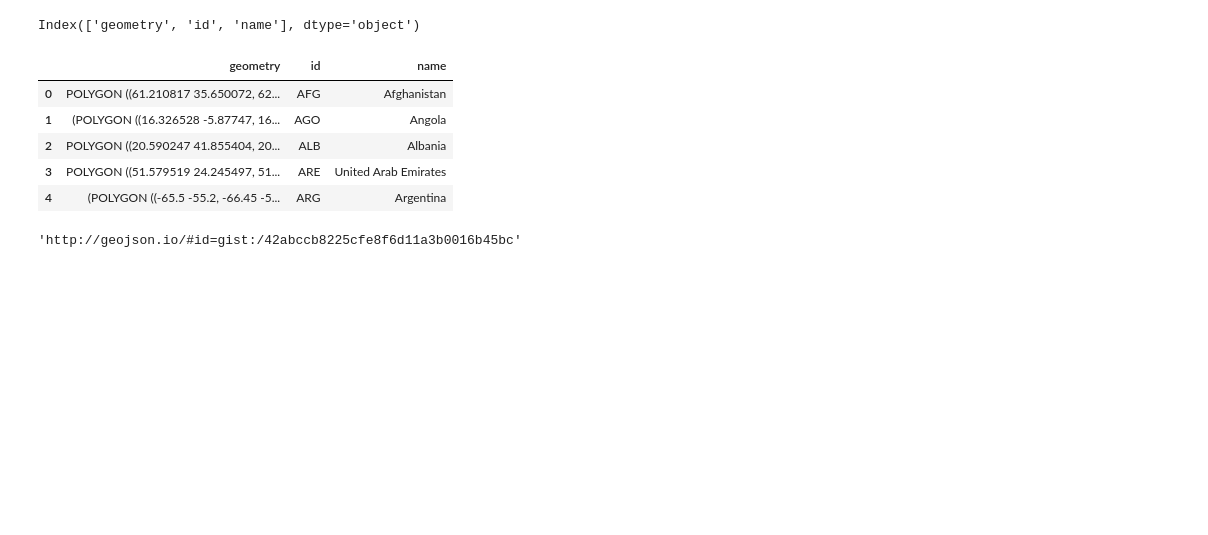
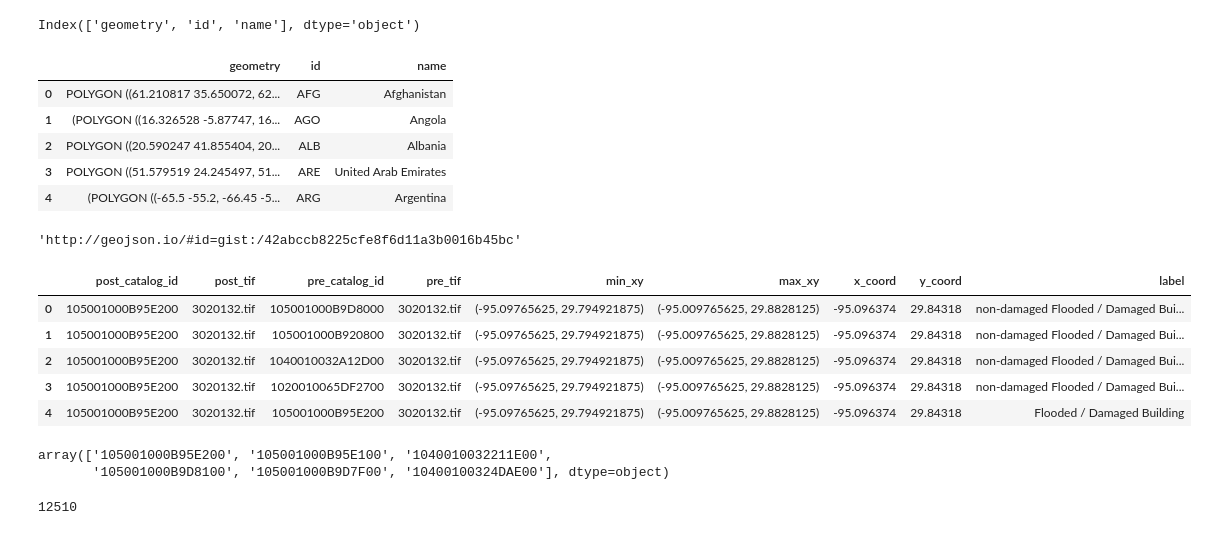
Before and after one commit to qcao10/DisasterDataScience, a Jupyter notebook: tomnod.ipynb, the cells around one changed output. Cells and saved outputs as stored; diff of their text form; code cells hidden in the pictures; blank space fills up the shorter version.

```diff
--- a/tomnod.ipynb
+++ b/tomnod.ipynb
@@ -323,0 +395,18 @@ geojsonio.display(test)
+# %%
+coordinate_tif.head(5)
+# %% [output]
+|  | post_catalog_id | post_tif | pre_catalog_id | pre_tif | min_xy | max_xy | x_coord | y_coord | label |
+| 0 | 105001000B95E200 | 3020132.tif | 105001000B9D8000 | 3020132.tif | (-95.09765625, 29.794921875) | (-95.009765625, 29.8828125) | -95.096374 | 29.84318 | non-damaged Flooded / Damaged Bui... |
+| 1 | 105001000B95E200 | 3020132.tif | 105001000B920800 | 3020132.tif | (-95.09765625, 29.794921875) | (-95.009765625, 29.8828125) | -95.096374 | 29.84318 | non-damaged Flooded / Damaged Bui... |
+| 2 | 105001000B95E200 | 3020132.tif | 1040010032A12D00 | 3020132.tif | (-95.09765625, 29.794921875) | (-95.009765625, 29.8828125) | -95.096374 | 29.84318 | non-damaged Flooded / Damaged Bui... |
+| 3 | 105001000B95E200 | 3020132.tif | 1020010065DF2700 | 3020132.tif | (-95.09765625, 29.794921875) | (-95.009765625, 29.8828125) | -95.096374 | 29.84318 | non-damaged Flooded / Damaged Bui... |
+| 4 | 105001000B95E200 | 3020132.tif | 105001000B95E200 | 3020132.tif | (-95.09765625, 29.794921875) | (-95.009765625, 29.8828125) | -95.096374 | 29.84318 | Flooded / Damaged Building |
+# %%
+coordinate_tif.loc[coordinate_tif['label'] == 'Flooded / Damaged Building']['post_catalog_id'].unique()
+# %% [output]
+array(['105001000B95E200', '105001000B95E100', '1040010032211E00',
+       '105001000B9D8100', '105001000B9D7F00', '10400100324DAE00'], dtype=object)
+# %%
+coordinate_tif.loc[coordinate_tif['label'] == 'Flooded / Damaged Building']['y_coord'].unique().size
+# %% [output]
+12510
```
Also changed, not shown: parts of 25 cells of this notebook, 7 other files.
